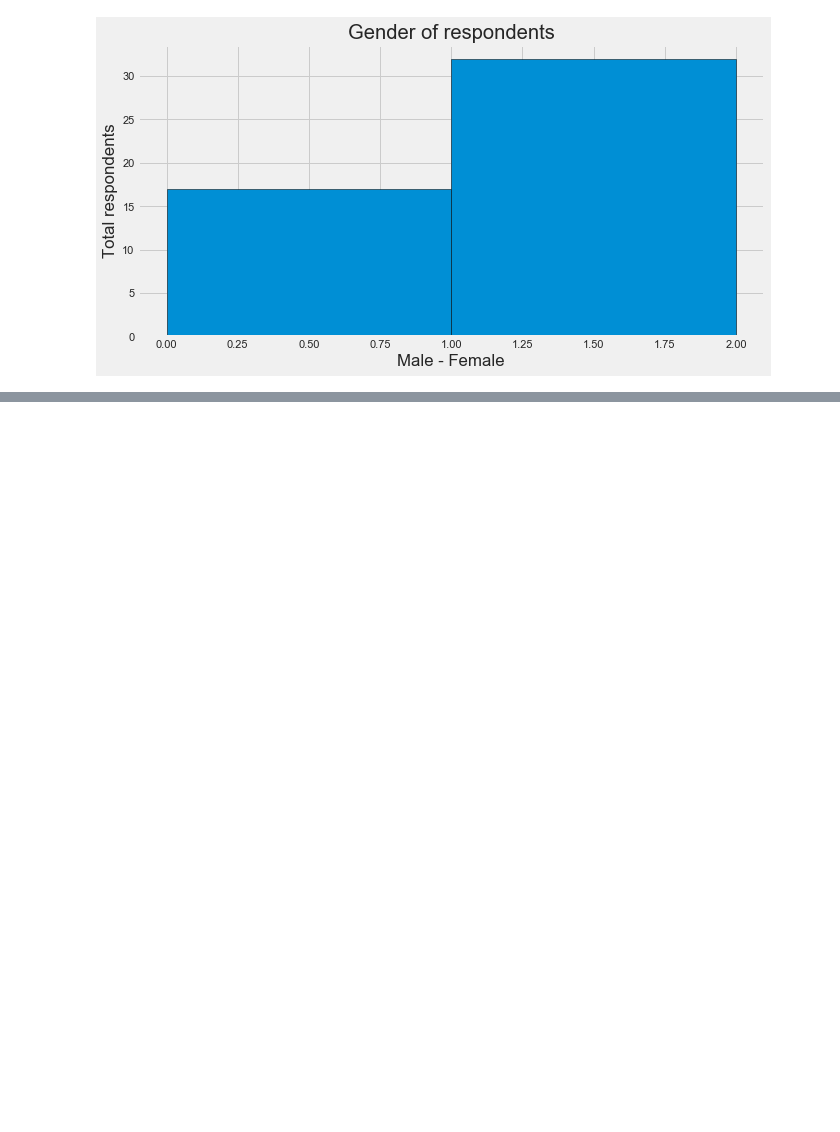
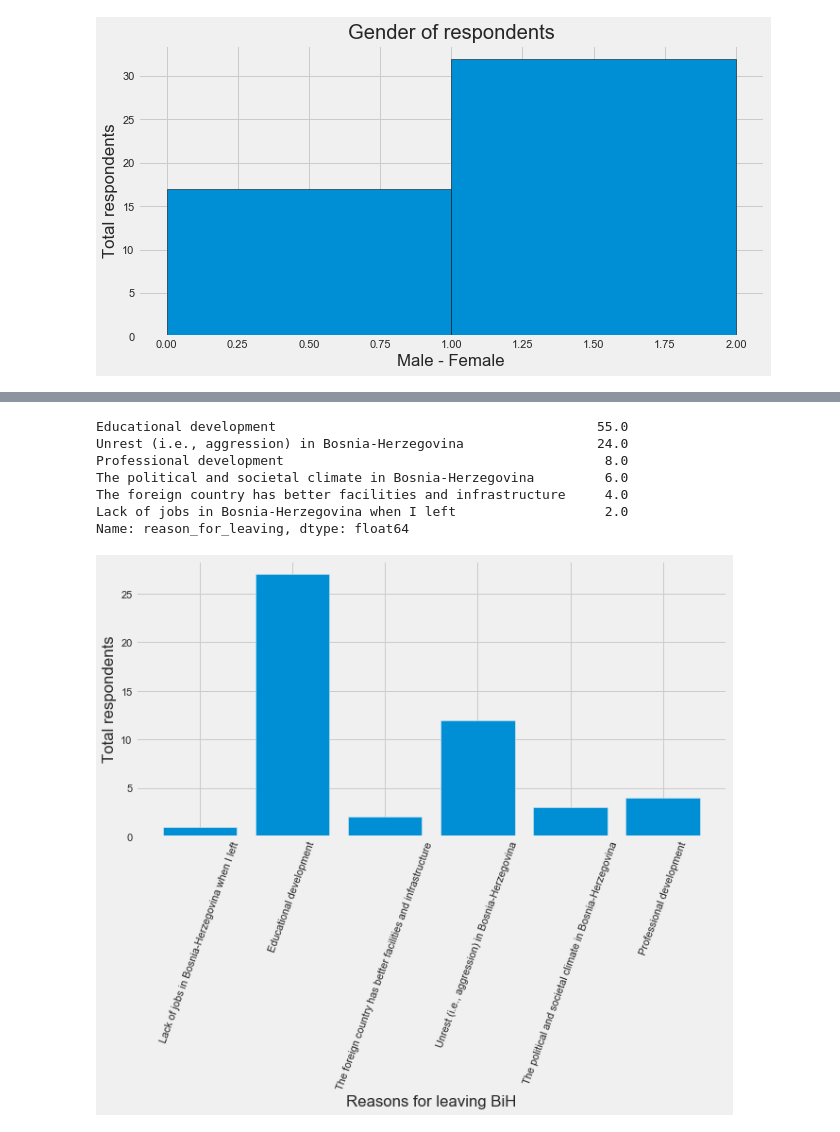
Before and after one commit to merykud/Diaspora_of_BiH, a Jupyter notebook: Dijaspora.ipynb, the cells around one changed output, grey strips where cells are left out. Saved outputs shown, nothing was run; the diff lists cells and outputs as text; code cells hidden in the pictures; blank space fills up the shorter version.

```diff
--- a/Dijaspora.ipynb
+++ b/Dijaspora.ipynb
@@ -163,0 +174,18 @@ Name: returned_in_years, dtype: float64
+# %%
+plt.xlabel('Reasons for leaving BiH')
+plt.ylabel('Total respondents')
+freqs = Counter(df['reason_for_leaving'])
+xvals = range(len(freqs.values()))
+plt.bar(xvals, freqs.values())
+plt.xticks(xvals, freqs.keys(),rotation='70' )
+print(round(df.reason_for_leaving.value_counts(normalize=True)*100))
+plt.show()
+# %% [output]
+Educational development                                         55.0
+Unrest (i.e., aggression) in Bosnia-Herzegovina                 24.0
+Professional development                                         8.0
+The political and societal climate in Bosnia-Herzegovina         6.0
+The foreign country has better facilities and infrastructure     4.0
+Lack of jobs in Bosnia-Herzegovina when I left                   2.0
+Name: reason_for_leaving, dtype: float64
+[figure, added]
```
Also changed, not shown: parts of 19 cells of this notebook.
